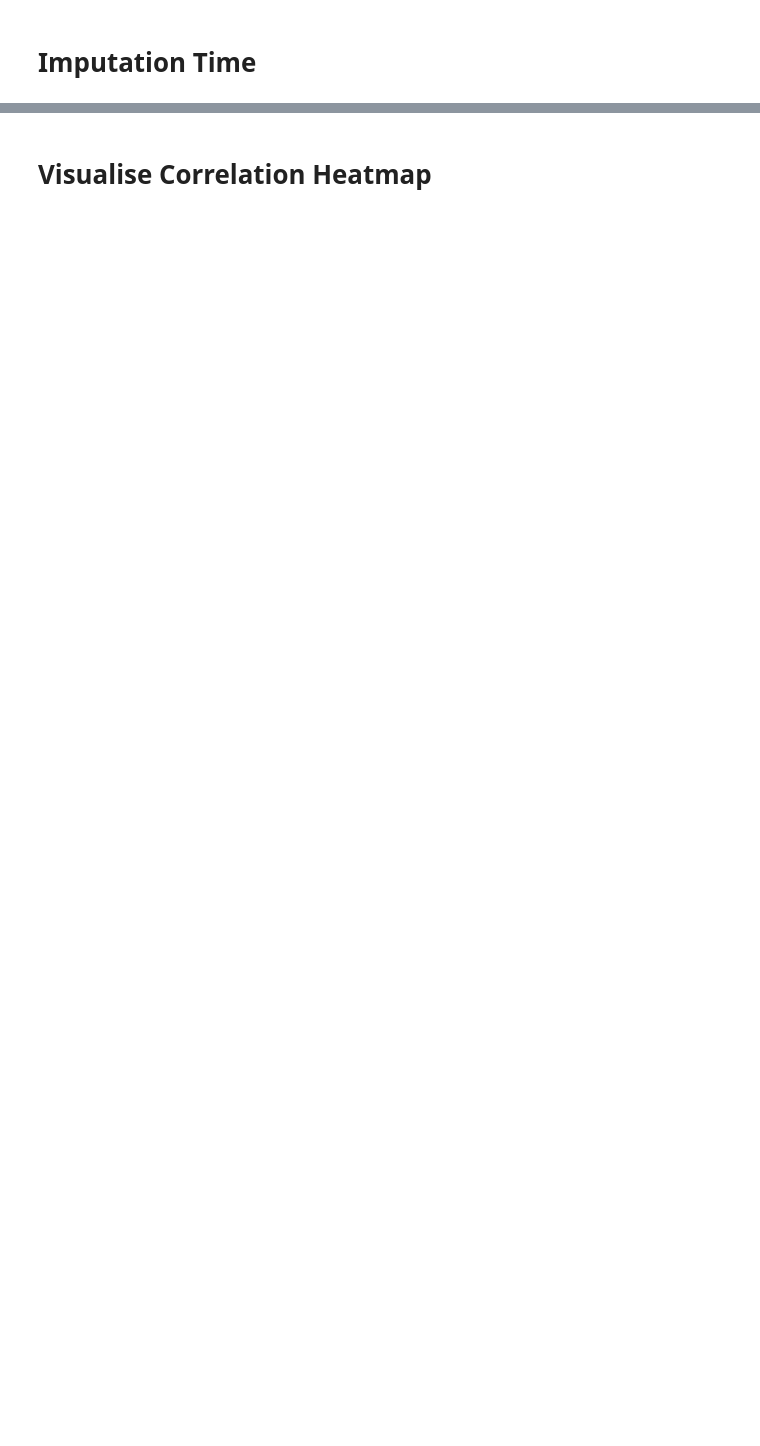
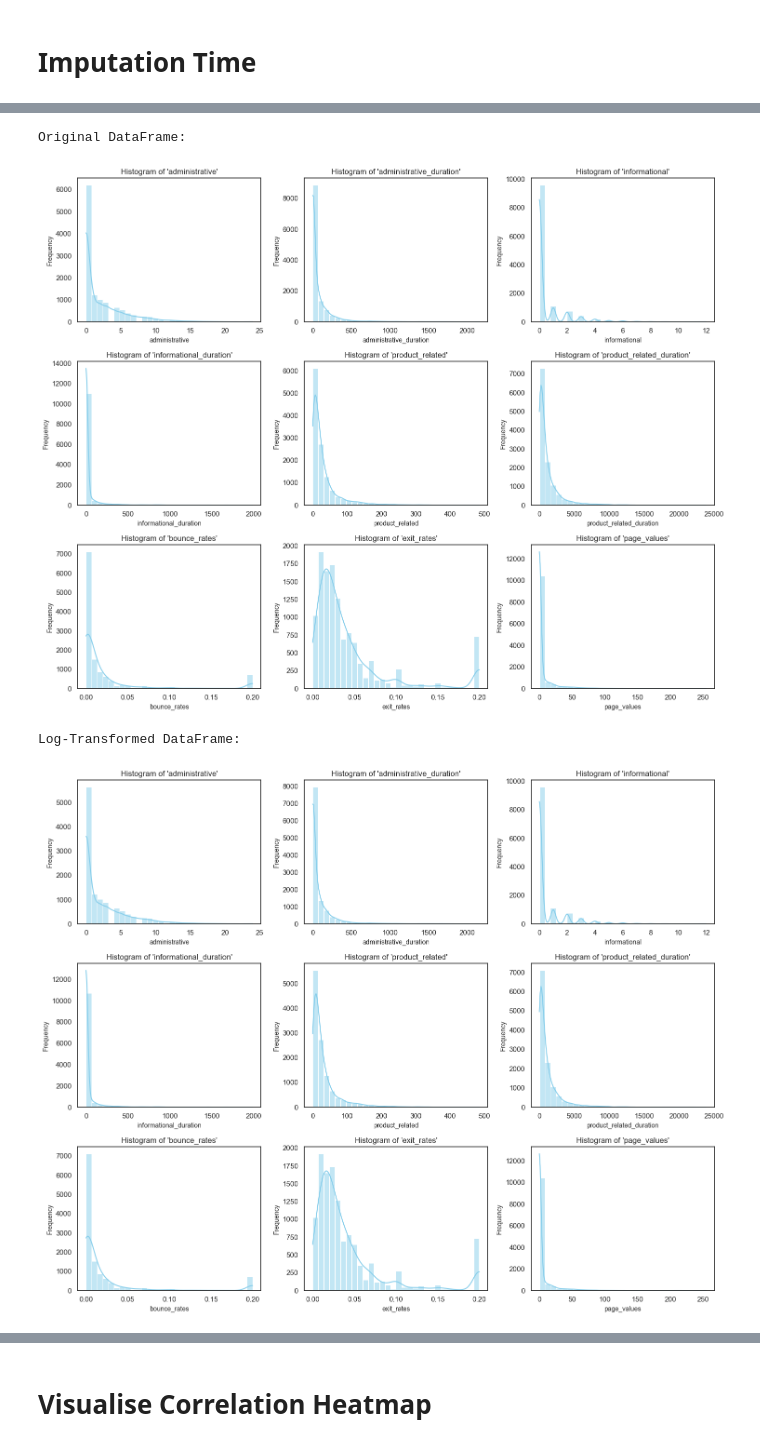
Before and after one commit to kiprenzo/Online-Retail-EDA--Python-Data-Vis, a Jupyter notebook: dataplay.ipynb, the cells around one changed output, grey strips where cells are left out. Drawn from its saved outputs; the diff is of its cells as text; code cells hidden in the pictures; blank space fills up the shorter version.

Commit message:
adds methods for plotting, dropping, imputing, transforming.

```diff
--- a/dataplay.ipynb
+++ b/dataplay.ipynb
@@ -36,19 +36,22 @@ dtype_change = {
     "region": "category",
     "browser": "category",
     "operating_systems": "category",
-    # "months": "category"
-    "administrative": "Int32"
+    # "months": "category" -- Special case
+    "administrative": "Int32",
+    "informational": "Int32",
+    "product_related": "Int32"
 }
 
-dfinfo(df, 'month').unique()
-print("\n", df['month'].value_counts())
+""" dfinfo(df, 'operating_systems').unique()
+print("\n", df['operating_systems'].value_counts())
+print(df['operating_systems'].isna().sum()) """
+
+# Perform special transform case for months to be an ordered category
 months_ordered = ['Jan', 'Feb', 'Mar', 'Apr', 'May', 'June', 'Jul', 'Aug', 'Sep', 'Oct', 'Nov', 'Dec']
 df['month'] = pd.Categorical(df['month'], categories=months_ordered, ordered=True)
 # Perform the transform from dict
 df = DataTransform(df).changetype(dtype_change)
-# Special case for months to be an ordered category
 
-display(df['month'].value_counts())
 df.info()
 # %% [output]
 <class 'pandas.core.frame.DataFrame'>
@@ -182,13 +154,22 @@ from db_utils import DataFrameTransform as dft
 %reload_ext autoreload
 %autoreload 2
 
-columns_to_impute = [
+cols_to_impute = [
     "product_related_duration",
     "informational_duration",
     "administrative_duration"
 ]
+cols_to_drop = [
+    "operating_systems"
+]
+cols_to_mode = [
+    "administrative",
+    "product_related"
+]
 
-df = dft(df, columns_to_impute).impute_missing()
+dft(df, cols_to_drop).drop_missing()
+dft(df, cols_to_impute).impute_missing()
+dft(df, cols_to_mode).impute_missing(strategy="mode")
 
 print(df.isna().sum())
 # %% [output]
@@ -212,0 +207,22 @@ dtype: int64
+# %%
+from db_utils import Plotter
+
+df.skew(numeric_only=True)
+
+print("Original DataFrame:")
+Plotter(df).numeric_distributions()
+
+# Apply log transformation
+log_transformed_df = dft(df).reduce_skewness(method='log')
+print("\nLog-Transformed DataFrame:")
+Plotter(log_transformed_df).numeric_distributions()
+
+# Apply PowerTransformer
+power_transformed_df = dft(df).reduce_skewness(method='power')
+print("\nPower-Transformed DataFrame:")
+Plotter(power_transformed_df).numeric_distributions()
+# %% [output]
+Original DataFrame:
+[figure, added]
+Log-Transformed DataFrame:
+[figure, added]
```
Also changed, not shown: parts of 14 cells of this notebook, 1 other file.
